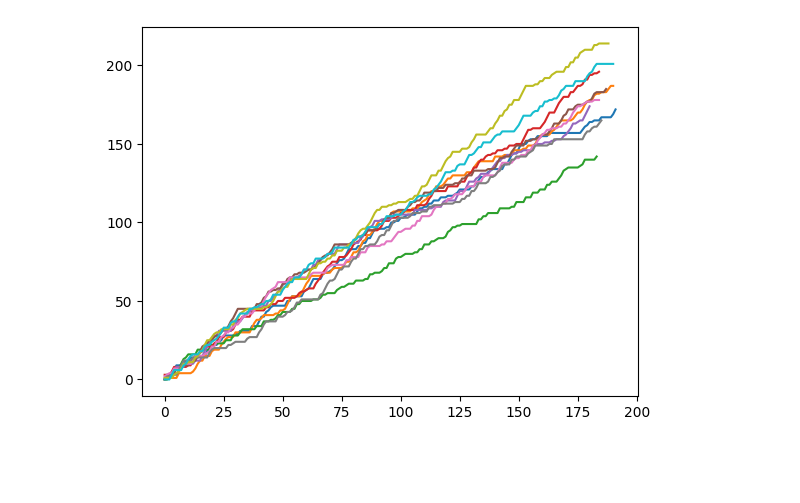
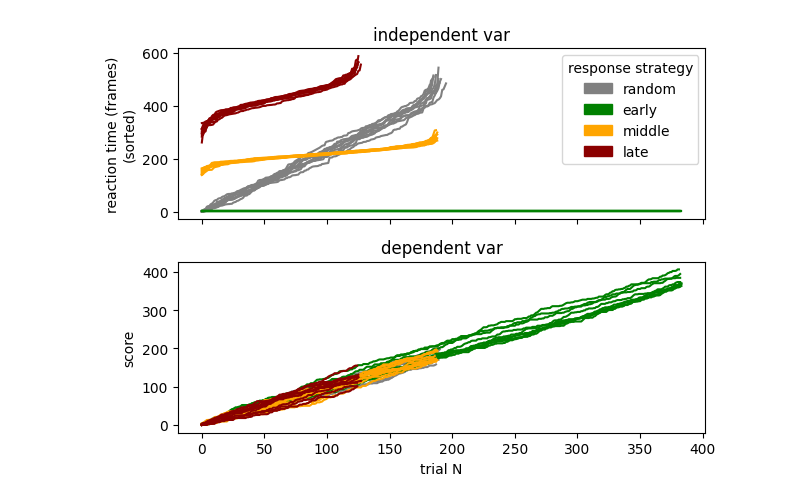
Before and after one commit to neurodream/Action-Timing-Task, a Jupyter notebook: scripts/sim_analysis_random.ipynb, the cells around one changed output. Saved outputs shown, nothing was run; the diff lists cells and outputs as text; code cells hidden in the pictures; blank space fills up the shorter version.

```diff
--- a/scripts/sim_analysis_random.ipynb
+++ b/scripts/sim_analysis_random.ipynb
@@ -20,10 +50,37 @@ plt.show()
-# %%
-plt.figure()
-for df in dfs:
-    cum_reward = np.cumsum([val*won for val, won in zip(df["reward_size"], df["reward"])])
-    plt.plot(cum_reward)
-plt.show()
-# %% [output]
-[figure, removed]
+# %%
+dfs_random_no_exploit = []
+dfs_early_no_exploit = []
+dfs_middle_no_exploit = []
+dfs_late_no_exploit = []
+
+for i in tqdm(range(10)):
+    dfs_random_no_exploit.append(run_sim())
+    dfs_early_no_exploit.append(run_sim(strategy="early"))
+    dfs_middle_no_exploit.append(run_sim(strategy="middle"))
+    dfs_late_no_exploit.append(run_sim(strategy="late"))
+
+f, axes = plt.subplots(2,1, sharex=True)
+for df in dfs_random_no_exploit:
+    axes[0].plot(sorted(df["rt_frames"]), color="grey")
+    axes[1].plot(sorted(df["score"]), color="grey")
+for df in dfs_early_no_exploit:
+    axes[0].plot(sorted(df["rt_frames"]), color="green")
+    axes[1].plot(sorted(df["score"]), color="green")
+for df in dfs_middle_no_exploit:
+    axes[0].plot(sorted(df["rt_frames"]), color="orange")
+    axes[1].plot(sorted(df["score"]), color="orange")
+for df in dfs_late_no_exploit:
+    axes[0].plot(sorted(df["rt_frames"]), color="darkred")
+    axes[1].plot(sorted(df["score"]), color="darkred")
+axes[0].set_ylabel("reaction time (frames)\n(sorted)")
+axes[1].set_ylabel("score")
+axes[0].set_title("independent var")
+axes[1].set_title("dependent var")
+plt.xlabel("trial N")
+axes[0].legend(handles=[rand, early, mid, late], title="response strategy")
+plt.tight_layout()
+plt.show()
+# %% [output]
+[figure, added]
 # %%
 # TODO fit a normal distribution during each break
```
Also changed, not shown: parts of 2 cells of this notebook, 2 other files.
